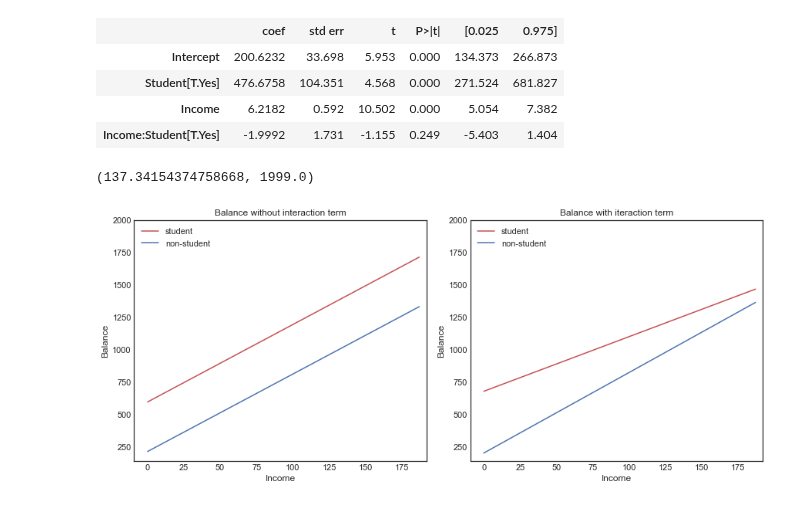
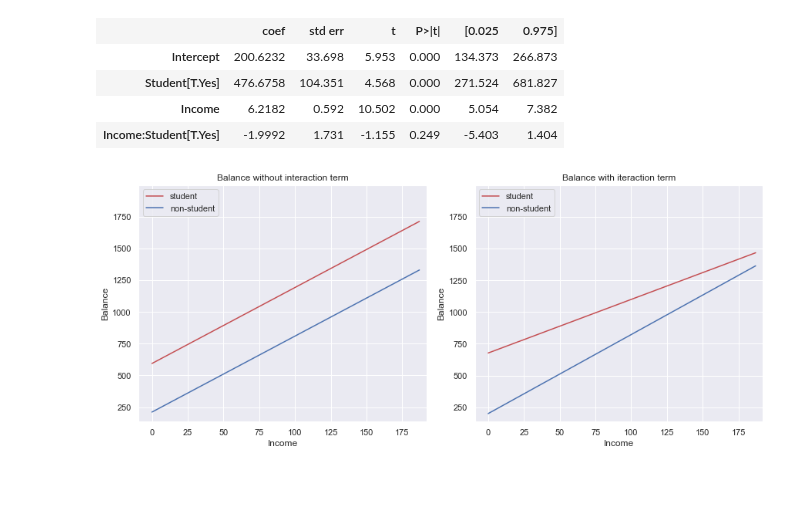
Before and after one commit to HatefDastour/Notes, a Jupyter notebook: Statistical_Learning/Linear_Regression.ipynb, the cells around one changed output. Drawn from its saved outputs; the diff is of its cells as text; code cells hidden in the pictures.

```diff
--- a/Statistical_Learning/Linear_Regression.ipynb
+++ b/Statistical_Learning/Linear_Regression.ipynb
@@ -1,17 +1,26 @@
 # %%
 import numpy as np
+import pandas as pd
+
 from mpl_toolkits.mplot3d import axes3d
-import matplotlib.pyplot as plt
-import pandas as pd
 import statsmodels.api as sm
 import statsmodels.formula.api as smf
 from sklearn.preprocessing import scale
 import sklearn.linear_model as skl_lm
 from sklearn.metrics import mean_squared_error, r2_score
+
+# plots
+import matplotlib.pyplot as plt
 import seaborn as sns
-sns.set(color_codes=True)
+
+plt.style.use('ggplot')
+plt.rcParams['axes.labelsize'] = 14
+plt.rcParams['xtick.labelsize'] = 12
+plt.rcParams['ytick.labelsize'] = 12
+plt.rcParams['text.color'] = 'k'
 %matplotlib inline
-plt.style.use('seaborn-white')
+import warnings
+warnings.filterwarnings("ignore")
 # %% [markdown]
 # Linear Regression
 * [$R_2$ Statistic](#R_2-Statistic)
@@ -294,25 +314,24 @@ st2 = np.linspace(reg2['Intercept']+reg2['Student[T.Yes]'],
                          reg2['Intercept']+reg2['Student[T.Yes]']+Max_Income*(reg2['Income']+reg2['Income:Student[T.Yes]']))
 non_st2 =  np.linspace(reg2['Intercept'], reg2['Intercept']+Max_Income*reg2['Income'])
 # %%
+sns.set(color_codes=True)
 # Create plot
 fig, ax = plt.subplots(1, 2, constrained_layout=True,figsize=(12,5))
-#fig, (ax1,ax2) = plt.subplots(1,2, figsize=(14,5))
 # Balance without interaction term
-ax[0].set_title('Balance without interaction term')
-ax[0].plot(income, st1, 'r', income, non_st1, 'b')
-ax[0].legend(['student', 'non-student'], loc=2)
-ax[0].set_xlabel('Income')
-ax[0].set_xlim(right=Max_Income+5)
-ax[0].set_ylabel('Balance')
-ax[0].set_ylim(top=Max_Balance)
+_ = ax[0].set_title('Balance without interaction term')
+_ = ax[0].plot(income, st1, 'r', income, non_st1, 'b')
+_ = ax[0].legend(['student', 'non-student'], loc=2)
+_ = ax[0].set_xlabel('Income')
+_ = ax[0].set_xlim(right=Max_Income+5)
+_ = ax[0].set_ylabel('Balance')
+_ = ax[0].set_ylim(top=Max_Balance)
 # Balance with iteraction term
-ax[1].set_title('Balance with iteraction term')
-ax[1].plot(income, st2, 'r', income, non_st2, 'b')
-ax[1].legend(['student', 'non-student'], loc=2)
-ax[1].set_xlabel('Income')
-ax[1].set_xlim(right=Max_Income+5)
-ax[1].set_ylabel('Balance')
-ax[1].set_ylim(top=Max_Balance)
+_ = ax[1].set_title('Balance with iteraction term')
+_ = ax[1].plot(income, st2, 'r', income, non_st2, 'b')
+_ = ax[1].legend(['student', 'non-student'], loc=2)
+_ = ax[1].set_xlabel('Income')
+_ = ax[1].set_xlim(right=Max_Income+5)
+_ = ax[1].set_ylabel('Balance')
+_ = ax[1].set_ylim(top=Max_Balance)
 # %% [output]
-(137.34154374758668, 1999.0)
-[figure, old version]
+[figure, new version]
```
Also changed, not shown: parts of 6 cells of this notebook, 8 other files.
